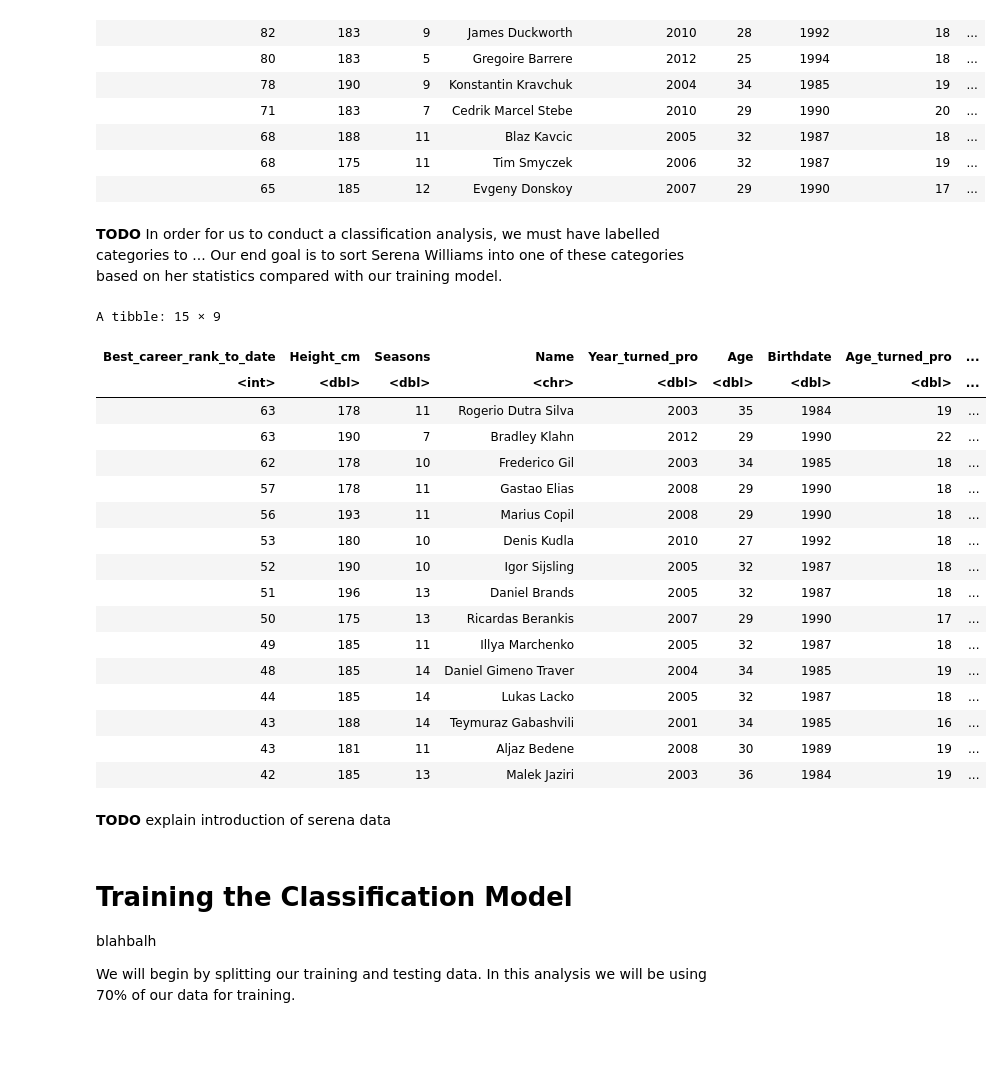
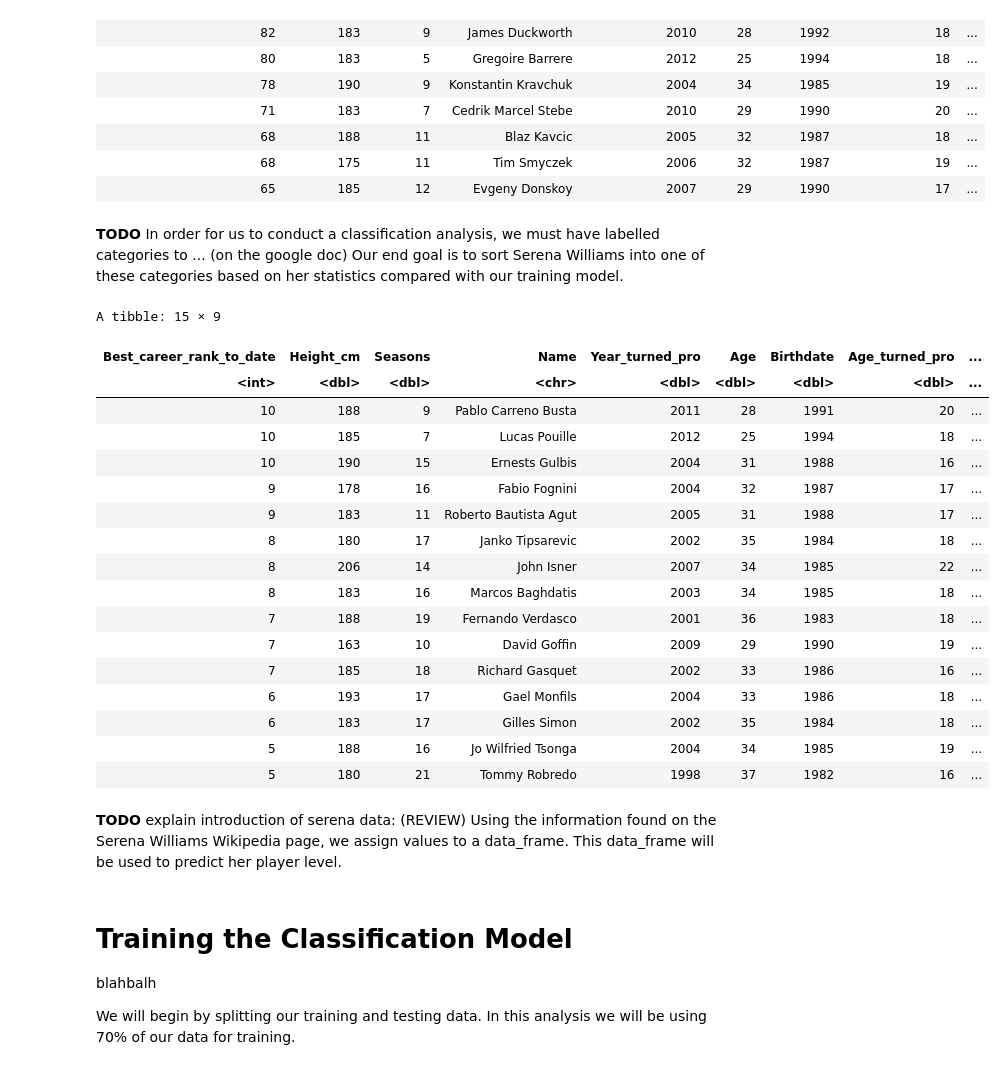
Before and after one commit to sandraradic/Tennis-Classification-Model, a Jupyter notebook: project_proposal.ipynb, the cells around one changed output. Drawn from its saved outputs; the diff is of its cells as text; code cells hidden in the pictures; blank space fills up the shorter version.

```diff
--- a/project_proposal.ipynb
+++ b/project_proposal.ipynb
@@ -125,47 +107,48 @@ A tibble: 15 × 9
 | 68 | 175 | 11 | Tim Smyczek | 2006 | 32 | 1987 | 19 | ... |
 | 65 | 185 | 12 | Evgeny Donskoy | 2007 | 29 | 1990 | 17 | ... |
 # %% [markdown]
-**TODO** In order for us to conduct a classification analysis, we must have labelled categories to ...
+**TODO** In order for us to conduct a classification analysis, we must have labelled categories to ... (on the google doc)
 Our end goal is to sort Serena Williams into one of these categories based on her statistics compared with our training model.
 # %%
 # Give ranks meaningi by sorting them into categories
 
 for (row in 1:nrow(player_stats_tidy)) {
     rank <- pull(player_stats_tidy[row, "Best_career_rank_to_date"])
     if(rank < 11) {
         player_stats_tidy[row, "player_level"] = "top"
     } else if(rank > 10 & rank < 41) {
         player_stats_tidy[row, "player_level"] = "great"
     } else {
         player_stats_tidy[row, "player_level"] = "good"
     }
 }
 
 player_stats_tidy <- player_stats_tidy %>%
     mutate(player_level = as.factor(player_level)) %>%
     arrange(desc(player_level))
-tail(player_stats_tidy, 15)
+head(player_stats_tidy, 15)
 # %% [output]
 A tibble: 15 × 9
 | Best_career_rank_to_date | Height_cm | Seasons | Name | Year_turned_pro | Age | Birthdate | Age_turned_pro | ... |
 | <int> | <dbl> | <dbl> | <chr> | <dbl> | <dbl> | <dbl> | <dbl> | ... |
-| 63 | 178 | 11 | Rogerio Dutra Silva | 2003 | 35 | 1984 | 19 | ... |
-| 63 | 190 | 7 | Bradley Klahn | 2012 | 29 | 1990 | 22 | ... |
-| 62 | 178 | 10 | Frederico Gil | 2003 | 34 | 1985 | 18 | ... |
-| 57 | 178 | 11 | Gastao Elias | 2008 | 29 | 1990 | 18 | ... |
-| 56 | 193 | 11 | Marius Copil | 2008 | 29 | 1990 | 18 | ... |
-| 53 | 180 | 10 | Denis Kudla | 2010 | 27 | 1992 | 18 | ... |
-| 52 | 190 | 10 | Igor Sijsling | 2005 | 32 | 1987 | 18 | ... |
-| 51 | 196 | 13 | Daniel Brands | 2005 | 32 | 1987 | 18 | ... |
-| 50 | 175 | 13 | Ricardas Berankis | 2007 | 29 | 1990 | 17 | ... |
-| 49 | 185 | 11 | Illya Marchenko | 2005 | 32 | 1987 | 18 | ... |
-| 48 | 185 | 14 | Daniel Gimeno Traver | 2004 | 34 | 1985 | 19 | ... |
-| 44 | 185 | 14 | Lukas Lacko | 2005 | 32 | 1987 | 18 | ... |
-| 43 | 188 | 14 | Teymuraz Gabashvili | 2001 | 34 | 1985 | 16 | ... |
-| 43 | 181 | 11 | Aljaz Bedene | 2008 | 30 | 1989 | 19 | ... |
-| 42 | 185 | 13 | Malek Jaziri | 2003 | 36 | 1984 | 19 | ... |
+| 10 | 188 | 9 | Pablo Carreno Busta | 2011 | 28 | 1991 | 20 | ... |
+| 10 | 185 | 7 | Lucas Pouille | 2012 | 25 | 1994 | 18 | ... |
+| 10 | 190 | 15 | Ernests Gulbis | 2004 | 31 | 1988 | 16 | ... |
+| 9 | 178 | 16 | Fabio Fognini | 2004 | 32 | 1987 | 17 | ... |
+| 9 | 183 | 11 | Roberto Bautista Agut | 2005 | 31 | 1988 | 17 | ... |
+| 8 | 180 | 17 | Janko Tipsarevic | 2002 | 35 | 1984 | 18 | ... |
+| 8 | 206 | 14 | John Isner | 2007 | 34 | 1985 | 22 | ... |
+| 8 | 183 | 16 | Marcos Baghdatis | 2003 | 34 | 1985 | 18 | ... |
+| 7 | 188 | 19 | Fernando Verdasco | 2001 | 36 | 1983 | 18 | ... |
+| 7 | 163 | 10 | David Goffin | 2009 | 29 | 1990 | 19 | ... |
+| 7 | 185 | 18 | Richard Gasquet | 2002 | 33 | 1986 | 16 | ... |
+| 6 | 193 | 17 | Gael Monfils | 2004 | 33 | 1986 | 18 | ... |
+| 6 | 183 | 17 | Gilles Simon | 2002 | 35 | 1984 | 18 | ... |
+| 5 | 188 | 16 | Jo Wilfried Tsonga | 2004 | 34 | 1985 | 19 | ... |
+| 5 | 180 | 21 | Tommy Robredo | 1998 | 37 | 1982 | 16 | ... |
-# %% [markdown]
-**TODO** explain introduction of serena data
+# %% [markdown]
+**TODO** explain introduction of serena data:
+(REVIEW) Using the information found on the Serena Williams Wikipedia page, we assign values to a data_frame. This data_frame will be used to predict her player level.
 # %%
 # create a dataframe for Serena Williams - currently contains junk data
 serena_data <- data.frame(Best_career_rank_to_date = 1, Height_cm = 175, Seasons = 24,
```
Also changed, not shown: parts of 13 cells of this notebook.
